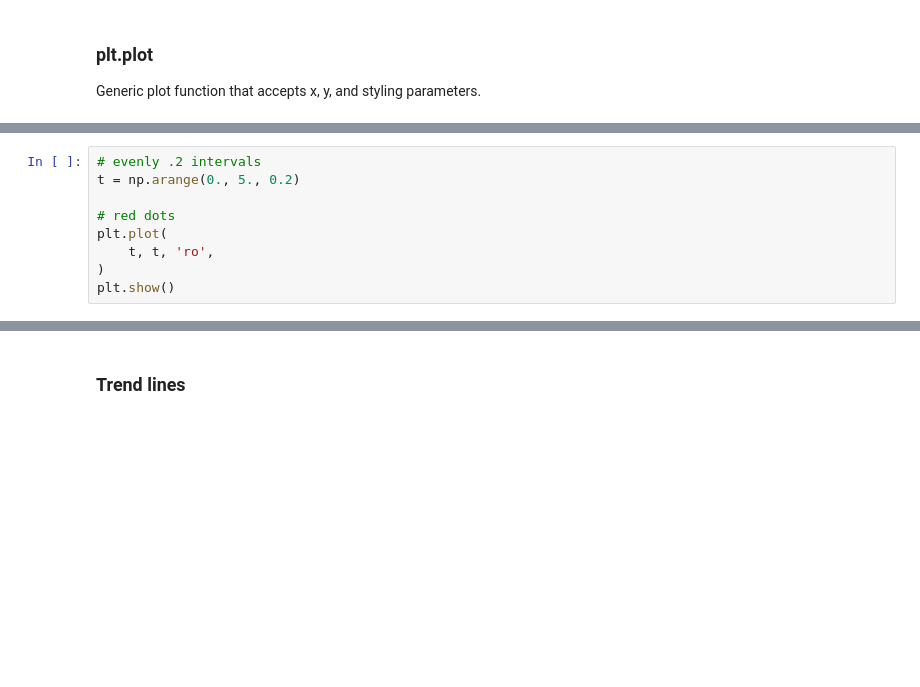
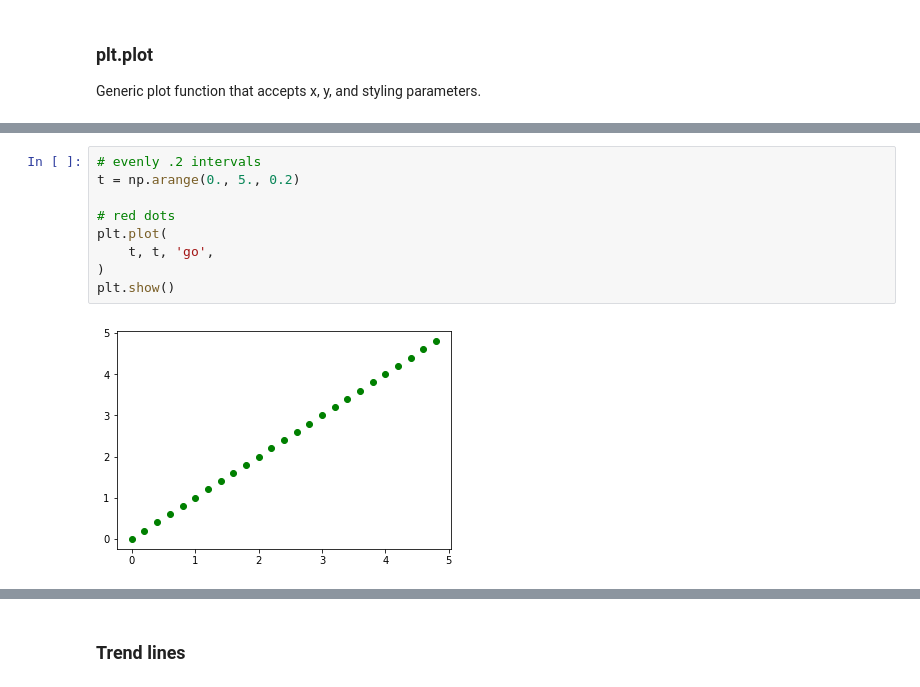
Before and after one commit to biof509/spring2019, a Jupyter notebook: docs/_downloads/Week2.ipynb, the cells around one changed output, grey strips where cells are left out. Cells and saved outputs as stored; diff of their text form; blank space fills up the shorter version.

```diff
--- a/docs/_downloads/Week2.ipynb
+++ b/docs/_downloads/Week2.ipynb
@@ -466,12 +886,14 @@ plt.show()
 # %%
 # evenly .2 intervals
 t = np.arange(0., 5., 0.2)
 
 # red dots
 plt.plot(
-    t, t, 'ro',
+    t, t, 'go',
 )
 plt.show()
+# %% [output]
+[figure, added]
 # %%
 # red dashes, blue squares and green triangles
 plt.plot(
```
Also changed, not shown: parts of 89 cells of this notebook, 23 other files.
